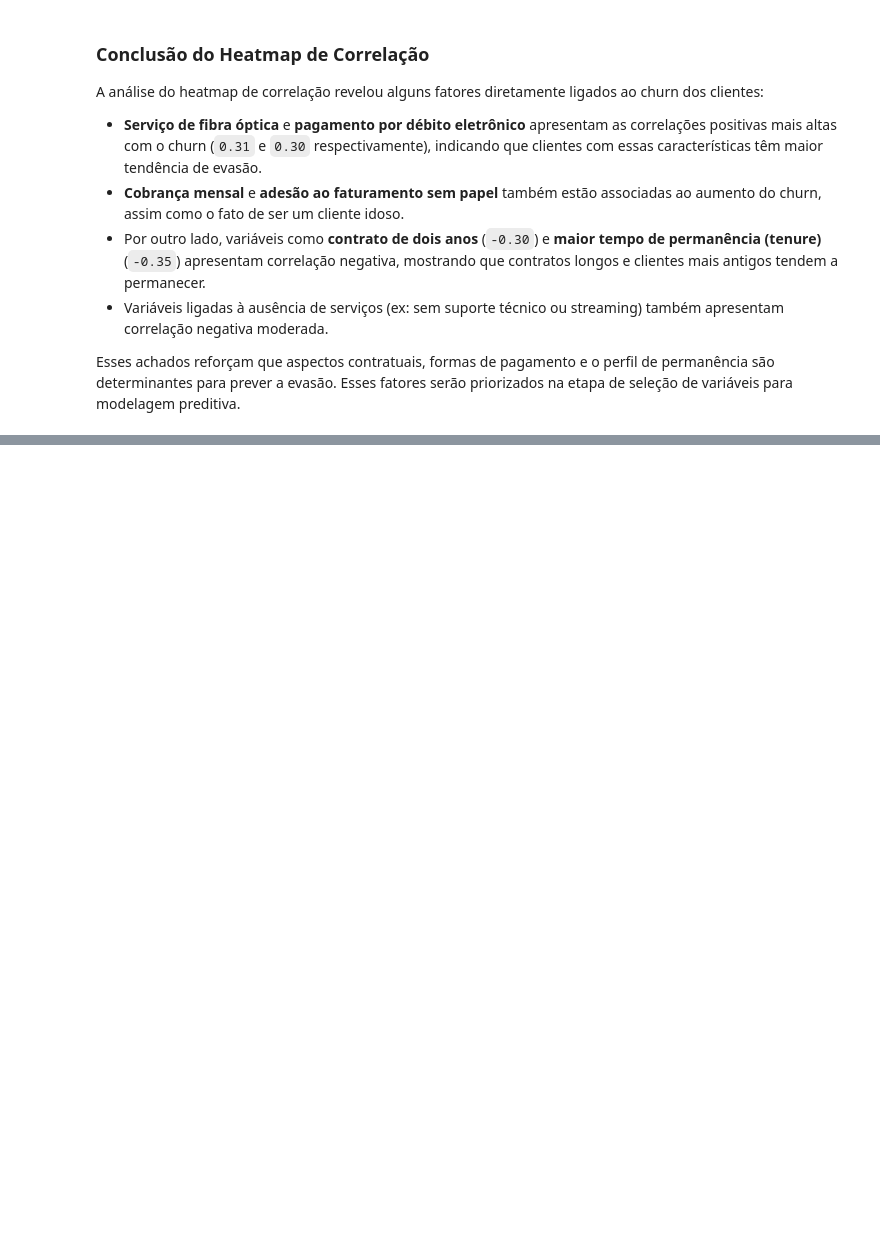
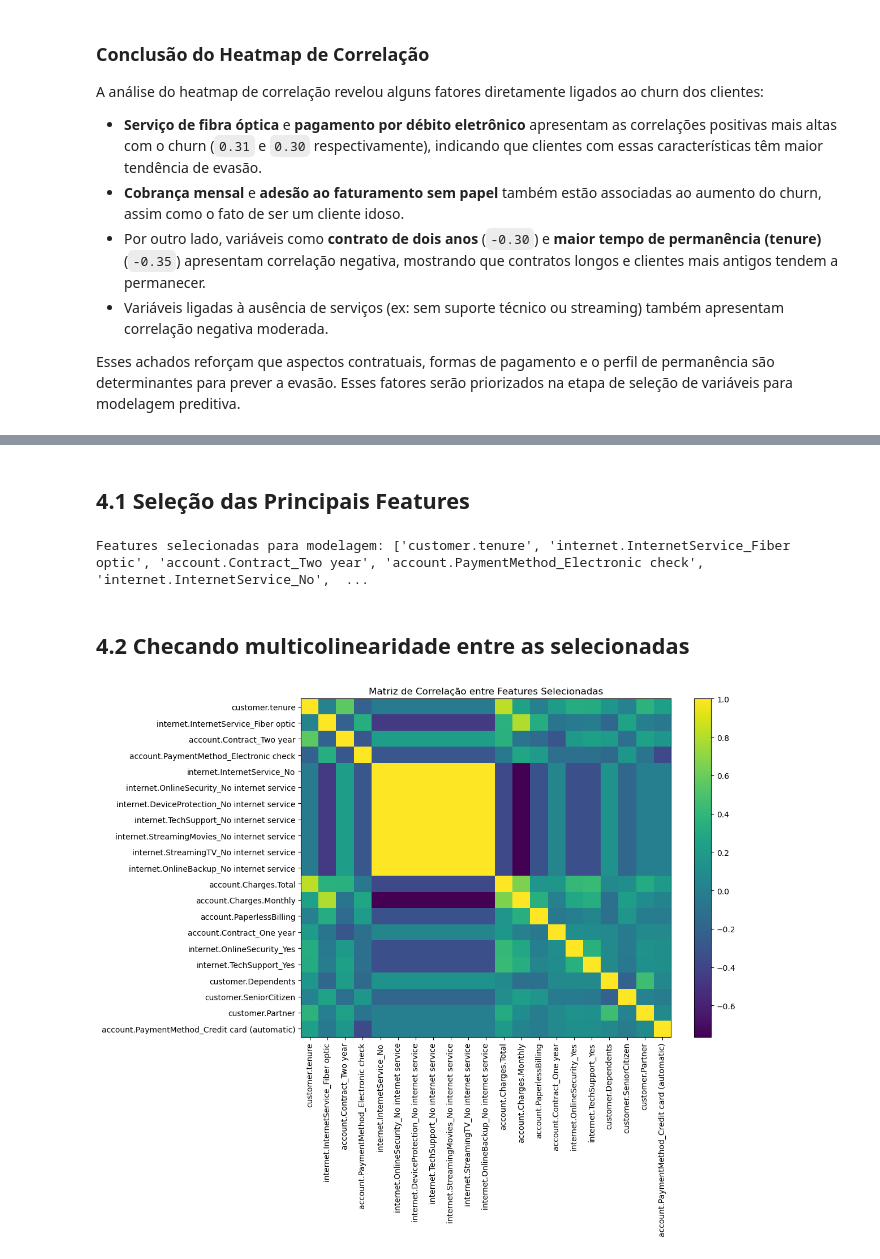
Before and after one commit to wlamirlira/Churn, a Jupyter notebook: TelecomX_Churn.ipynb, the cells around one changed output, grey strips where cells are left out. Cells and saved outputs as stored; diff of their text form; code cells hidden in the pictures; blank space fills up the shorter version.

```diff
--- a/TelecomX_Churn.ipynb
+++ b/TelecomX_Churn.ipynb
@@ -255,0 +268,27 @@ Esses achados reforçam que aspectos contratuais, formas de pagamento e o perfil
+# %% [markdown]
+## 4.1 Seleção das Principais Features
+# %%
+# Definição de um limiar de correlação (exemplo: abs(correlation) > 0.10)
+correlation_with_churn = df.corr(numeric_only=True)['Churn'].abs().sort_values(ascending=False)
+limiar = 0.10
+features_relevantes = correlation_with_churn[correlation_with_churn > limiar].index.tolist()
+features_relevantes.remove('Churn')  # Remover a variável alvo da lista de features
+print(f"Features selecionadas para modelagem: {features_relevantes}")
+# %% [output]
+Features selecionadas para modelagem: ['customer.tenure', 'internet.InternetService_Fiber optic', 'account.Contract_Two year', 'account.PaymentMethod_Electronic check', 'internet.InternetService_No',  ...
+# %% [markdown]
+## 4.2 Checando multicolinearidade entre as selecionadas
+# %%
+## Visualizar matriz de correlação apenas entre features selecionadas
+corr_selected = df[features_relevantes].corr()
+plt.figure(figsize=(12, 10))
+plt.title('Matriz de Correlação entre Features Selecionadas')
+plt.imshow(corr_selected, aspect='auto', interpolation='nearest')
+plt.xticks(range(len(corr_selected.columns)), corr_selected.columns, rotation=90)
+plt.yticks(range(len(corr_selected.columns)), corr_selected.columns)
+plt.colorbar()
+plt.tight_layout()
+# --- IGNORE ---
+plt.show()
+# %% [output]
+[figure, added]
```
Also changed, not shown: parts of 16 cells of this notebook.
